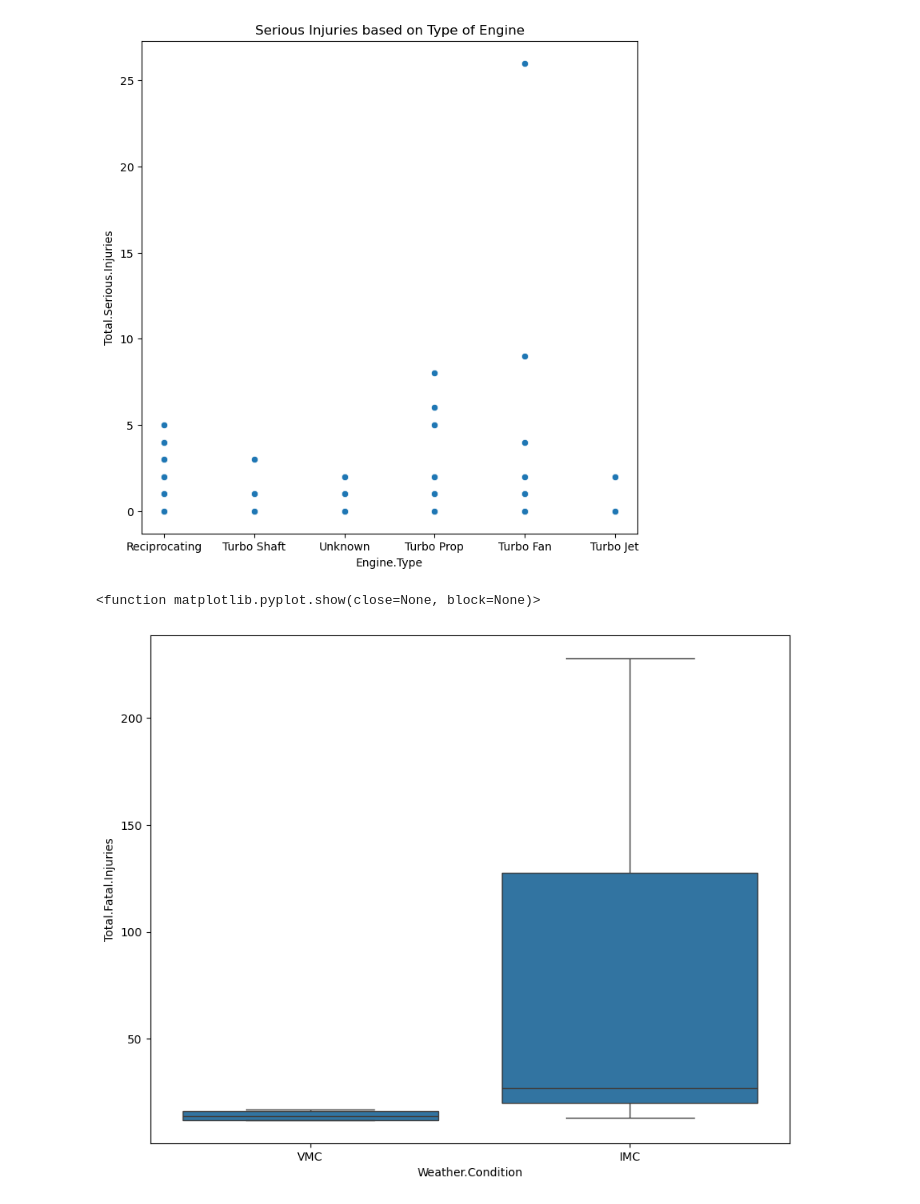
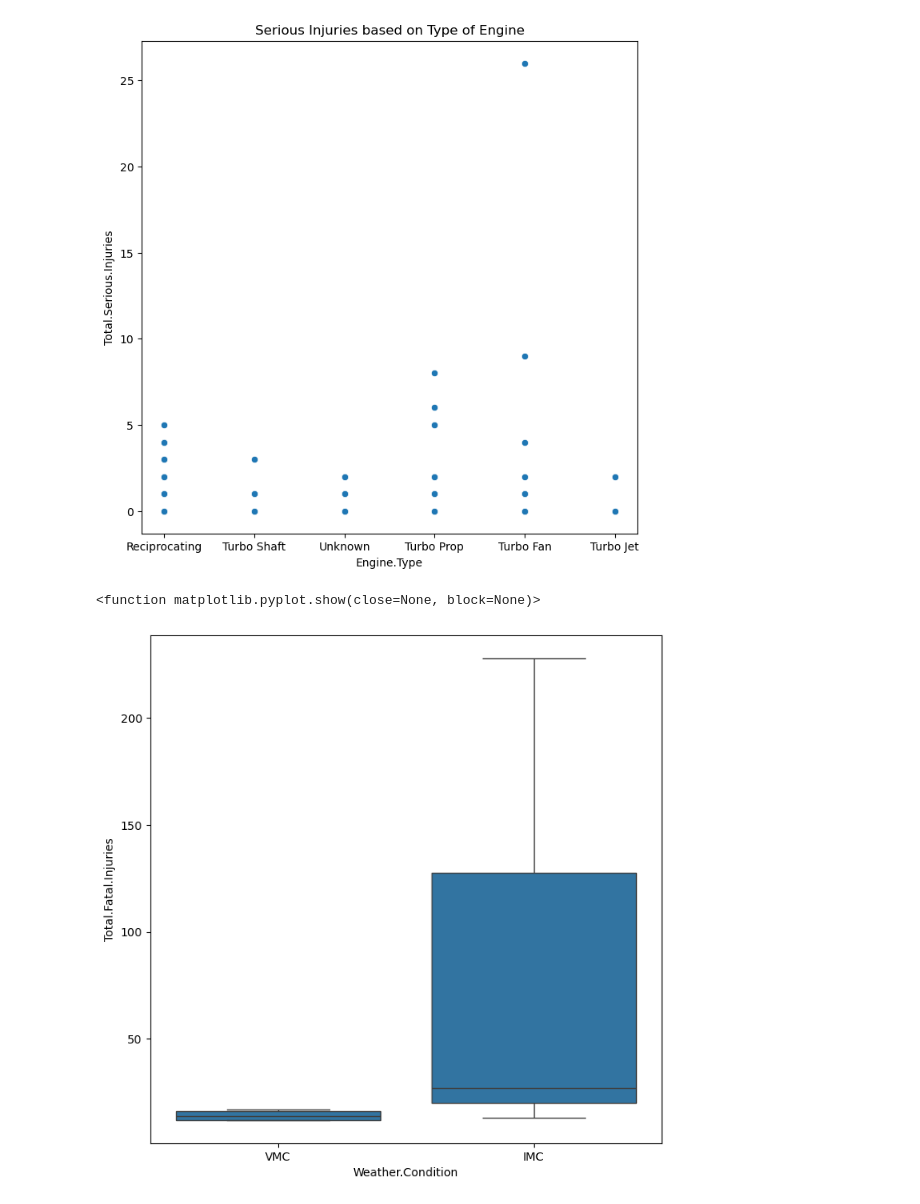
Before and after one commit to Jayrikers/dsc-phase-1-project-v3, a Jupyter notebook: student.ipynb, the cells around one changed output. Cells and saved outputs as stored; diff of their text form; code cells hidden in the pictures.

```diff
--- a/student.ipynb
+++ b/student.ipynb
@@ -226,7 +226,7 @@ continuous_data
 # %%
 #Imputing missing values with mean
 
-df[continuous_data] = df[continuous_data].fillna(df[continuous_data].mean())
+df[continuous_data] = df[continuous_data].fillna(df[continuous_data].median())
 df[continuous_data]
 # %% [output]
 |  | Total.Fatal.Injuries | Total.Serious.Injuries | Total.Minor.Injuries | Total.Uninjured | Number.of.Engines |
@@ -494,9 +494,9 @@ plt.show()
 # %% [output]
 [figure]
 # %%
-plt.figure(figsize = (10, 8))
+plt.figure(figsize = (8, 8))
 sns.boxplot(y = 'Total.Fatal.Injuries',x = 'Weather.Condition', data = df[df['Total.Fatal.Injuries']>10])
 plt.show
 # %% [output]
 <function matplotlib.pyplot.show(close=None, block=None)>
-[figure, old version]
+[figure, new version]
```
